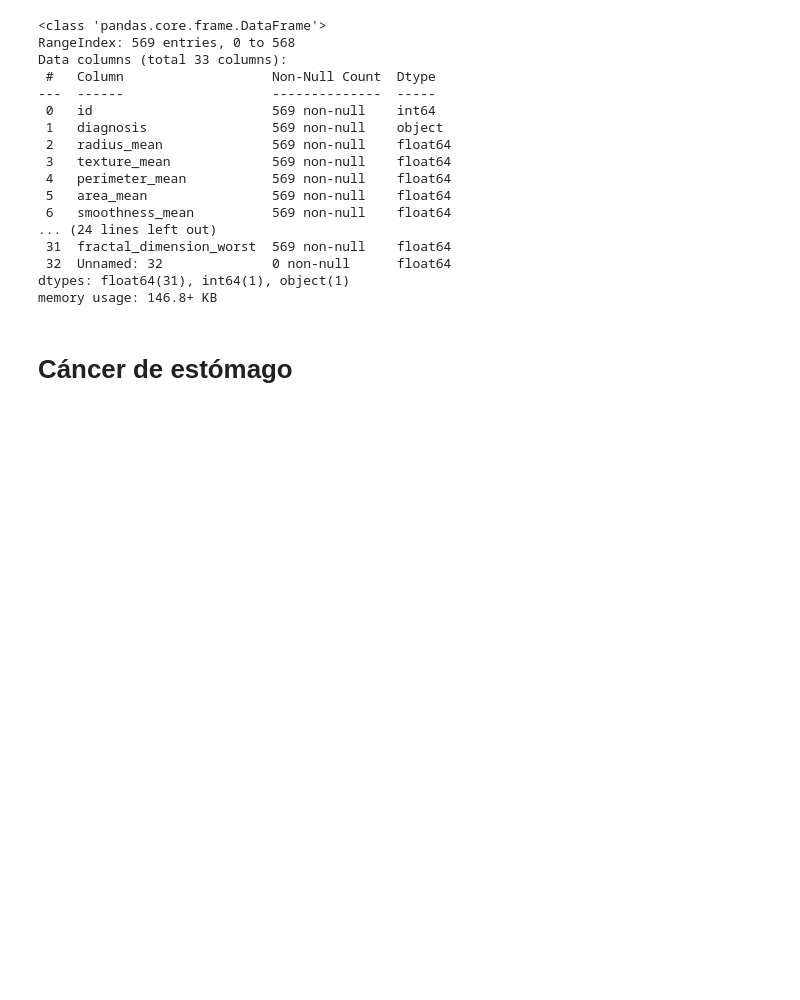
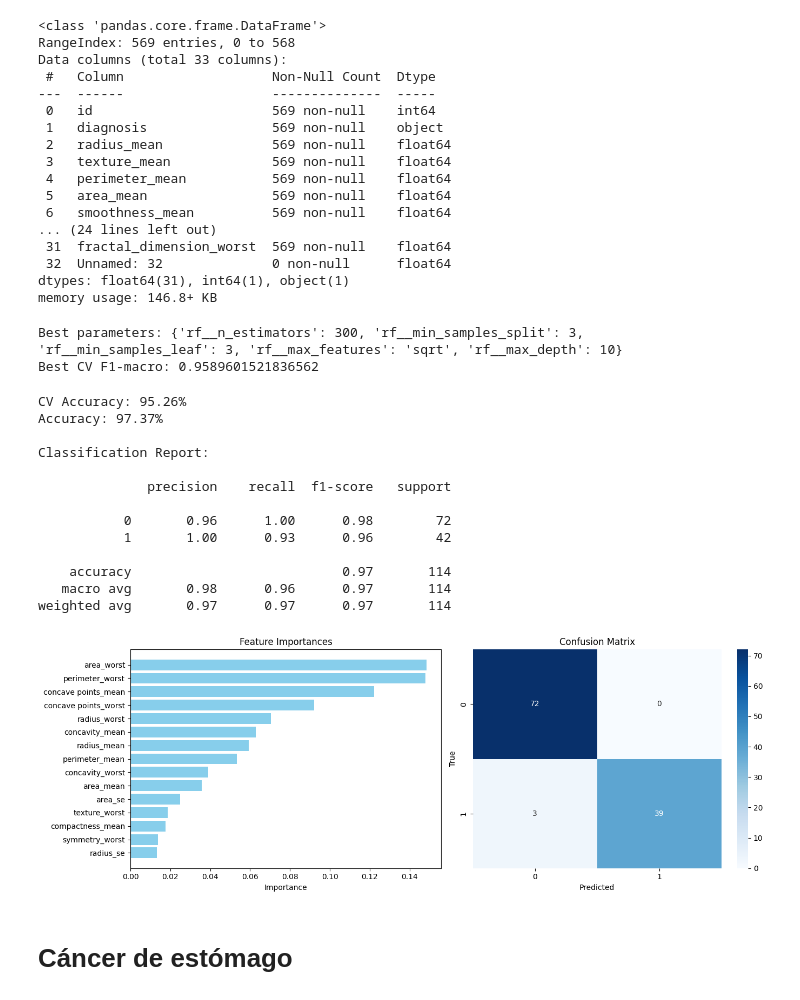
Before and after one commit to fundestpuente/HACKATON-Modelo-para-la-Prediccion-del-Riesgo-de-Cancer-a-partir-de-Datos-Clinicos-y-Conductuales, a Jupyter notebook: notebooks/testNewData.ipynb, the cells around one changed output. Drawn from its saved outputs; the diff is of its cells as text; code cells hidden in the pictures; blank space fills up the shorter version.

Commit message:
Entrenamiento cancer de mama

```diff
--- a/notebooks/testNewData.ipynb
+++ b/notebooks/testNewData.ipynb
@@ -322,3 +322,18 @@ mamaData['diagnosis'] = mamaData['diagnosis'].replace({'M':1, 'B':0})
 # %%
 X = mamaData.drop(columns=['id', 'diagnosis', 'Unnamed: 32'])
 y = mamaData['diagnosis']
+# %%
+X_train, X_test, y_train, y_test = train_test_split(
+    X,
+    y,
+    train_size=0.8,
+    random_state=42,
+    stratify=y
+)
+# %%
+mamaPipe = tuneHyperparameters(X, y)
+# %% [output]
+Best parameters: {'rf__n_estimators': 300, 'rf__min_samples_split': 3, 'rf__min_samples_leaf': 3, 'rf__max_features': 'sqrt', 'rf__max_depth': 10}
+Best CV F1-macro: 0.9589601521836562
+# %%
+mamaPipe = mamaPipe.fit(X_train, y_train)
@@ -325,3 +342,20 @@ y = mamaData['diagnosis']
+# %%
+modelEvaluation(mamaPipe, X, y, X_test, y_test)
+# %% [output]
+CV Accuracy: 95.26%
+Accuracy: 97.37%
+
+Classification Report:
+
+              precision    recall  f1-score   support
+
+           0       0.96      1.00      0.98        72
+           1       1.00      0.93      0.96        42
+
+    accuracy                           0.97       114
+   macro avg       0.98      0.96      0.97       114
+weighted avg       0.97      0.97      0.97       114
+[figure, added]
 # %% [markdown]
 # Cáncer de estómago
 # %%
```
Also changed, not shown: parts of 1 cell of this notebook.
